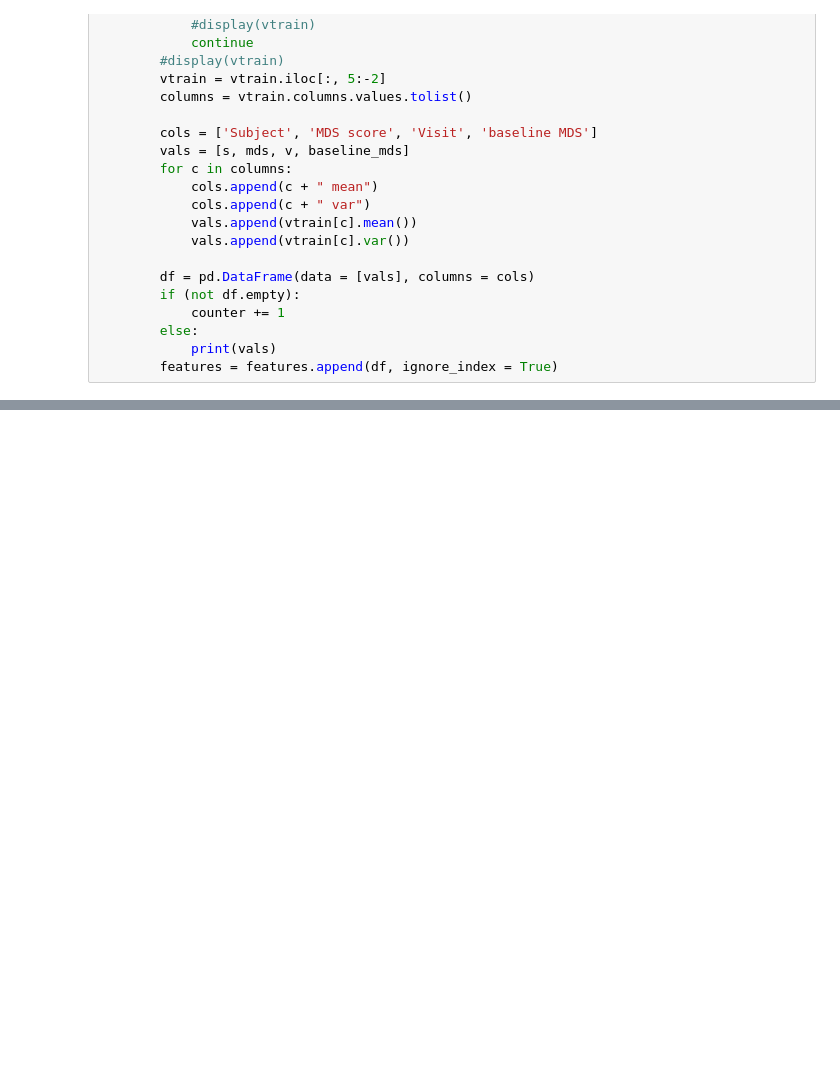
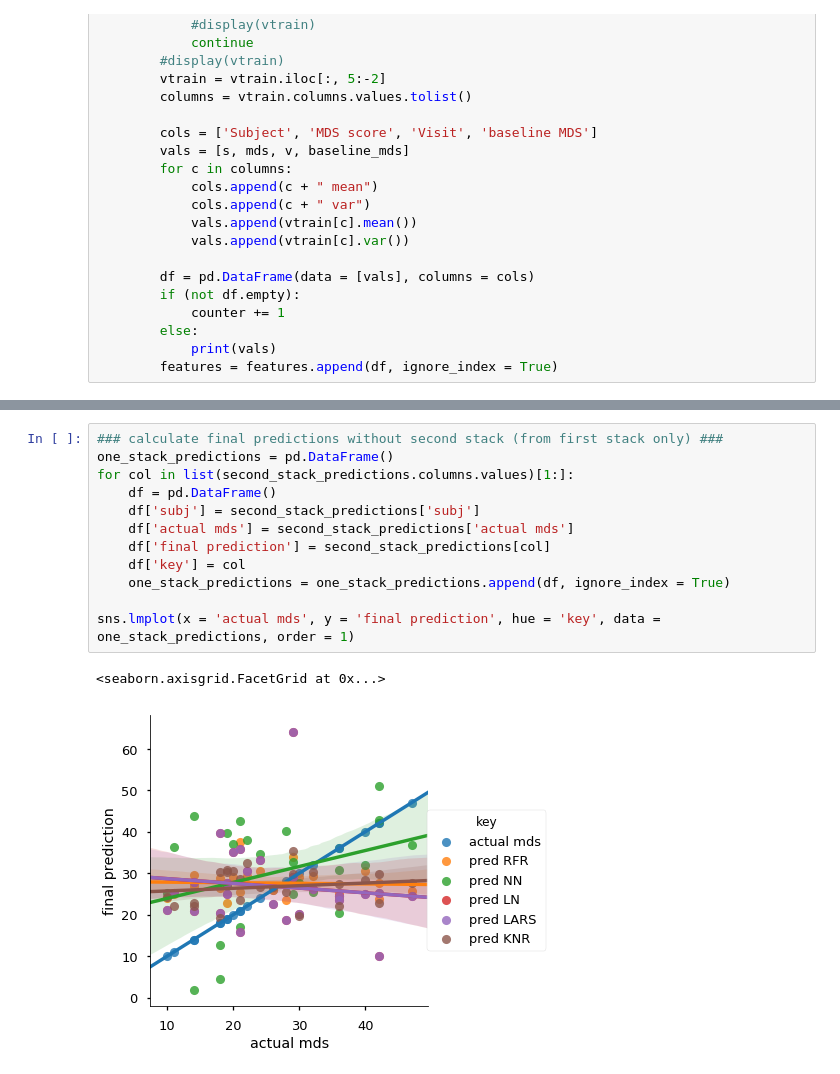
Before and after one commit to nshawen/CIS-PD_Curation, a Jupyter notebook: predicting MDS scores - directly from acc feature clips.ipynb, the cells around one changed output, grey strips where cells are left out. Cells and saved outputs as stored; diff of their text form; blank space fills up the shorter version.

Commit message:
added stacking of regression features

```diff
--- a/predicting MDS scores - directly from acc feature clips.ipynb
+++ b/predicting MDS scores - directly from acc feature clips.ipynb
@@ -194,0 +291,15 @@ for s in subjects:
+# %%
+### calculate final predictions without second stack (from first stack only) ###
+one_stack_predictions = pd.DataFrame()
+for col in list(second_stack_predictions.columns.values)[1:]:
+    df = pd.DataFrame()
+    df['subj'] = second_stack_predictions['subj']
+    df['actual mds'] = second_stack_predictions['actual mds']
+    df['final prediction'] = second_stack_predictions[col]
+    df['key'] = col
+    one_stack_predictions = one_stack_predictions.append(df, ignore_index = True)
+
+sns.lmplot(x = 'actual mds', y = 'final prediction', hue = 'key', data = one_stack_predictions, order = 1)
+# %% [output]
+<seaborn.axisgrid.FacetGrid at 0x...>
+[figure, added]
```
Also changed, not shown: parts of 14 cells of this notebook.
